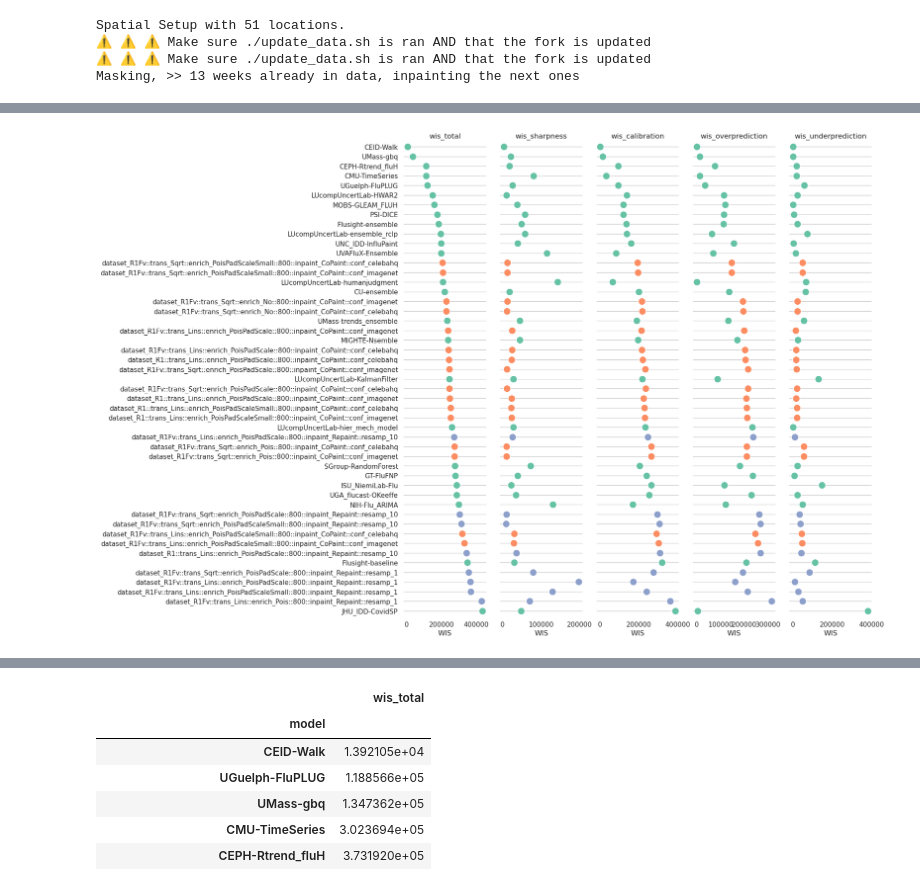
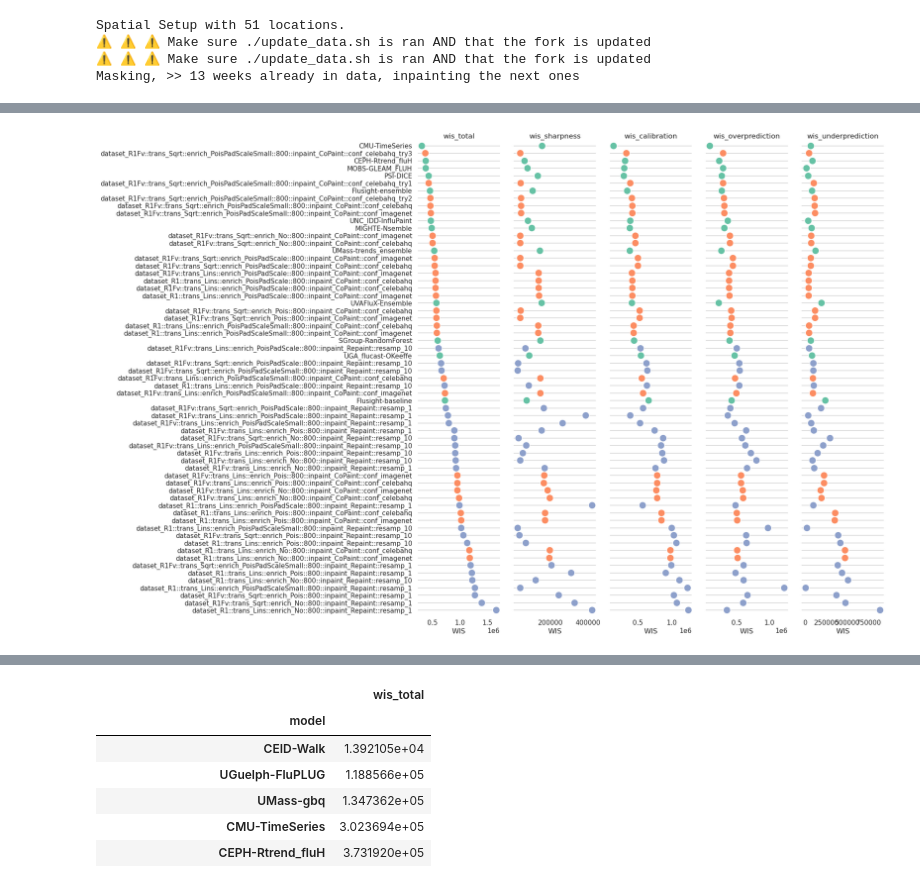
Before and after one commit to CyGei/influpaint, a Jupyter notebook: evaluate.ipynb, the cells around one changed output, grey strips where cells are left out. Saved outputs shown, nothing was run; the diff lists cells and outputs as text; code cells hidden in the pictures.

```diff
--- a/evaluate.ipynb
+++ b/evaluate.ipynb
@@ -247,6 +247,9 @@ my_model_list = ["test::model_MyUnet200::dataset_R1Fv::trans_Lins::enrich_No::80
 "test::model_MyUnet200::dataset_R1Fv::trans_Sqrt::enrich_PoisPadScale::800::inpaint_Repaint::resamp_1",
 "test::model_MyUnet200::dataset_R1Fv::trans_Sqrt::enrich_PoisPadScale::800::inpaint_Repaint::resamp_10",
 "test::model_MyUnet200::dataset_R1Fv::trans_Sqrt::enrich_PoisPadScaleSmall::800::inpaint_CoPaint::conf_celebahq",
+"test::model_MyUnet200::dataset_R1Fv::trans_Sqrt::enrich_PoisPadScaleSmall::800::inpaint_CoPaint::conf_celebahq_try1",
+"test::model_MyUnet200::dataset_R1Fv::trans_Sqrt::enrich_PoisPadScaleSmall::800::inpaint_CoPaint::conf_celebahq_try2",
+"test::model_MyUnet200::dataset_R1Fv::trans_Sqrt::enrich_PoisPadScaleSmall::800::inpaint_CoPaint::conf_celebahq_try3",
 "test::model_MyUnet200::dataset_R1Fv::trans_Sqrt::enrich_PoisPadScaleSmall::800::inpaint_CoPaint::conf_imagenet",
 "test::model_MyUnet200::dataset_R1Fv::trans_Sqrt::enrich_PoisPadScaleSmall::800::inpaint_Repaint::resamp_1",
 "test::model_MyUnet200::dataset_R1Fv::trans_Sqrt::enrich_PoisPadScaleSmall::800::inpaint_Repaint::resamp_10",
@@ -313,7 +297,7 @@ for model in model_list:
         if this_date:
             wis_all = score_Nwk_forecasts(gt, forecasts)
             scores[model][date] = wis_all
-    if len(skipped) < 5:
+    if len(skipped) < 1:
         print(f"Adding {model}")
         if len(skipped): print(f">> skipped {','.join([str(i) for i in skipped])}")
         scores[model] = pd.concat(scores[model], names=["forecast_date", "target", "target_end_date"])
@@ -339,7 +323,7 @@ for model in my_model_list:
         if this_date:
             wis_all = score_Nwk_forecasts(gt, forecasts)
             scores[model[23:]][date] = wis_all
-    if len(skipped) < 5:
+    if len(skipped) < 1:
         print(f"Adding {model}")
         if len(skipped): print(f">> skipped {','.join([str(i) for i in skipped])}")
         scores[model[23:]] = pd.concat(scores[model[23:]], names=["forecast_date", "target", "target_end_date"])
@@ -448,7 +432,7 @@ all_loc_df
 sns.set_theme(style="whitegrid")
 
 to_plot = all_loc_df
-to_plot = us_df
+#to_plot = us_df
 to_plot['color'] = 0.0  # Default color
 
 # Set the color to 'red' for models with '::' in their names
@@ -457,38 +441,38 @@ to_plot.loc[to_plot['model'].str.contains('CoPaint'), 'color'] = 2
 
 to_plot = to_plot.sort_values("wis_total").reset_index()
 
-if True:
+if False:
     to_plot = to_plot.iloc[:int(to_plot[to_plot["model"]=="JHU_IDD-CovidSP"].index[0])+1]
 
 
 # Make the PairGrid
 g = sns.PairGrid(to_plot.sort_values("wis_total"),
                     x_vars=[ 'wis_total', 'wis_sharpness', 'wis_calibration',  'wis_overprediction', 'wis_underprediction'], y_vars=["model"], # to_plot.columns[-5:]
                     hue='color',palette="Set2",
                     height=12, aspect=.2)
 
 # Draw a dot plot using the stripplot function
 g.map(sns.stripplot, size=12, orient="h", jitter=False, #color=to_plot['color'],
 
     linewidth=1, edgecolor="w")
 
 # Use the same x axis limits on all columns and add better labels
 g.set(xlabel="WIS", ylabel="")#xlim=(to_plot[to_plot.columns[-5:]].max().max()),
 
 # Use semantically meaningful titles for the columns
 titles = [ 'wis_total', 'wis_sharpness', 'wis_calibration',  'wis_overprediction', 'wis_underprediction']
 
 for ax, title in zip(g.axes.flat, titles):
     # Set a different title for each axes
     ax.set(title=title)
 
     # Make the grid horizontal instead of vertical
     ax.xaxis.grid(False)
     ax.yaxis.grid(True)
 
 sns.despine(left=True, bottom=True)
 # %% [output]
-[figure, old version]
+[figure, new version]
 # %%
 to_plot
 # %% [output]
```
Also changed, not shown: parts of 5 cells of this notebook, 1 other file.
